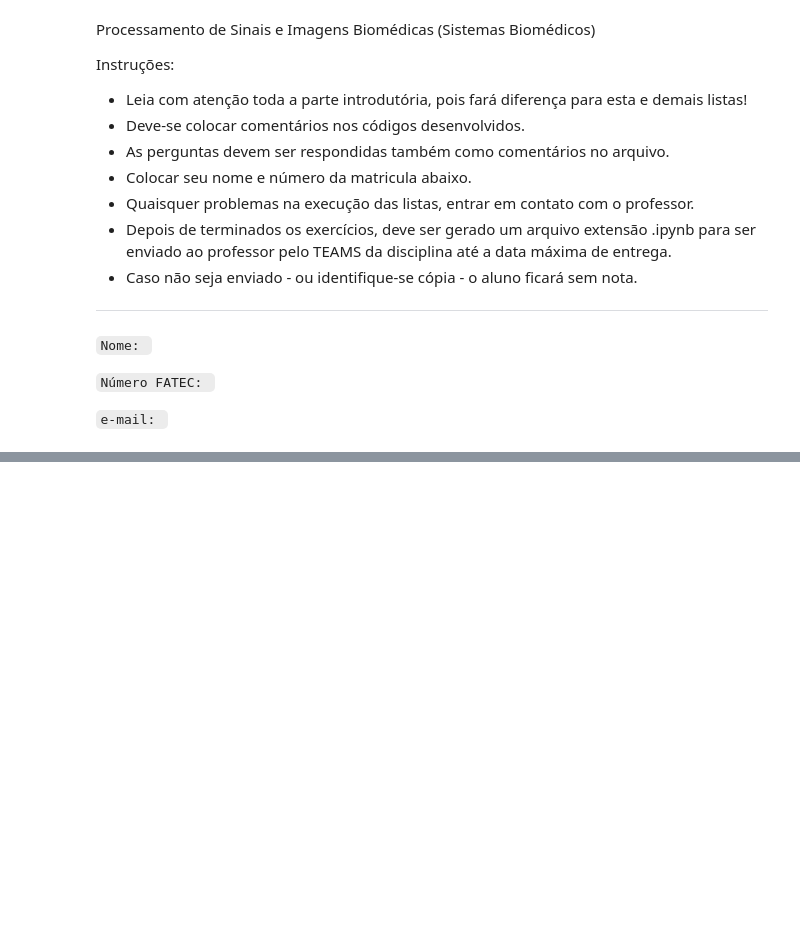
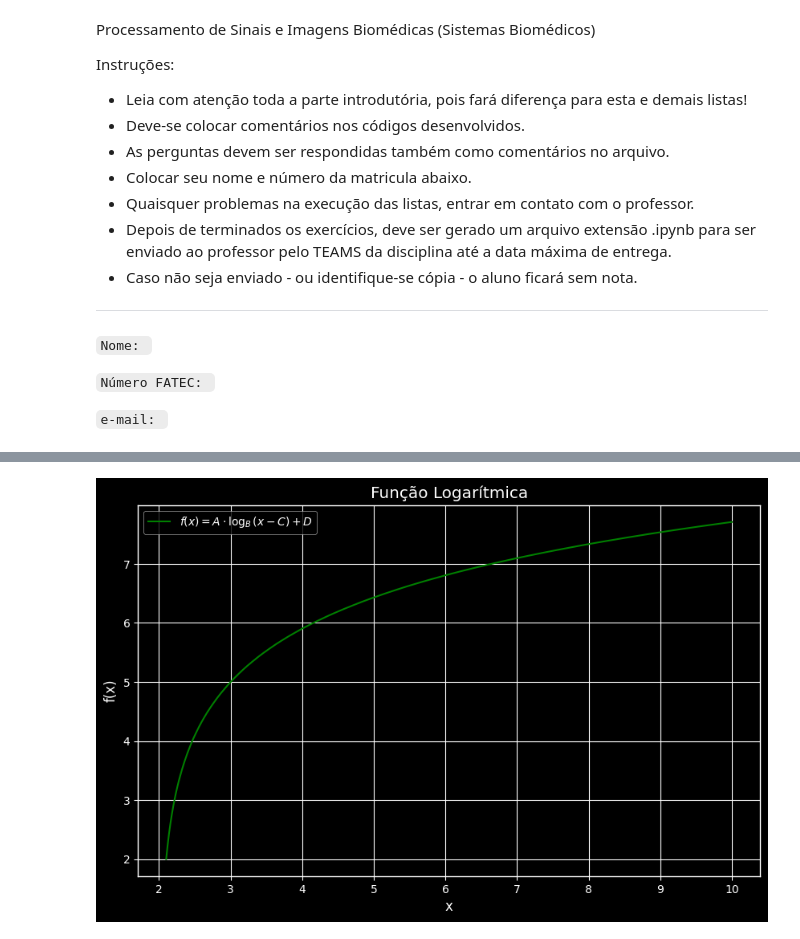
Before and after one commit to raphaelPinheiro26/Processamento-de-Sianis-e-Imagens-Biom-dicas, a Jupyter notebook: Aulas/Bibliotecas_Python.ipynb, the cells around one changed output, grey strips where cells are left out. Saved outputs shown, nothing was run; the diff lists cells and outputs as text; code cells hidden in the pictures; blank space fills up the shorter version.

```diff
--- a/Aulas/Bibliotecas_Python.ipynb
+++ b/Aulas/Bibliotecas_Python.ipynb
@@ -300,0 +535,29 @@ Escolha uma das funções do exercício anterior e faça as seguintes Transforma
+# %%
+import numpy as np
+import matplotlib.pyplot as plt
+
+# Parâmetros
+A = 3
+B = 10
+C = 2
+D = 5
+
+# Função Logarítmica
+def logarithmic_function(x):
+    return A * np.log10(x - C) + D
+
+# Dados
+x = np.linspace(C + 0.1, 10, 400)  # Evitar logaritmo de números não positivos
+y = logarithmic_function(x)
+
+# Plot
+plt.figure(figsize=(10, 6))
+plt.plot(x, y, label=r'$f(x) = A \cdot \log_{B}(x - C) + D$', color='green')
+plt.title('Função Logarítmica')
+plt.xlabel('x')
+plt.ylabel('f(x)')
+plt.grid(True)
+plt.legend()
+plt.show()
+# %% [output]
+[figure, added]
```
Also changed, not shown: parts of 58 cells of this notebook.
